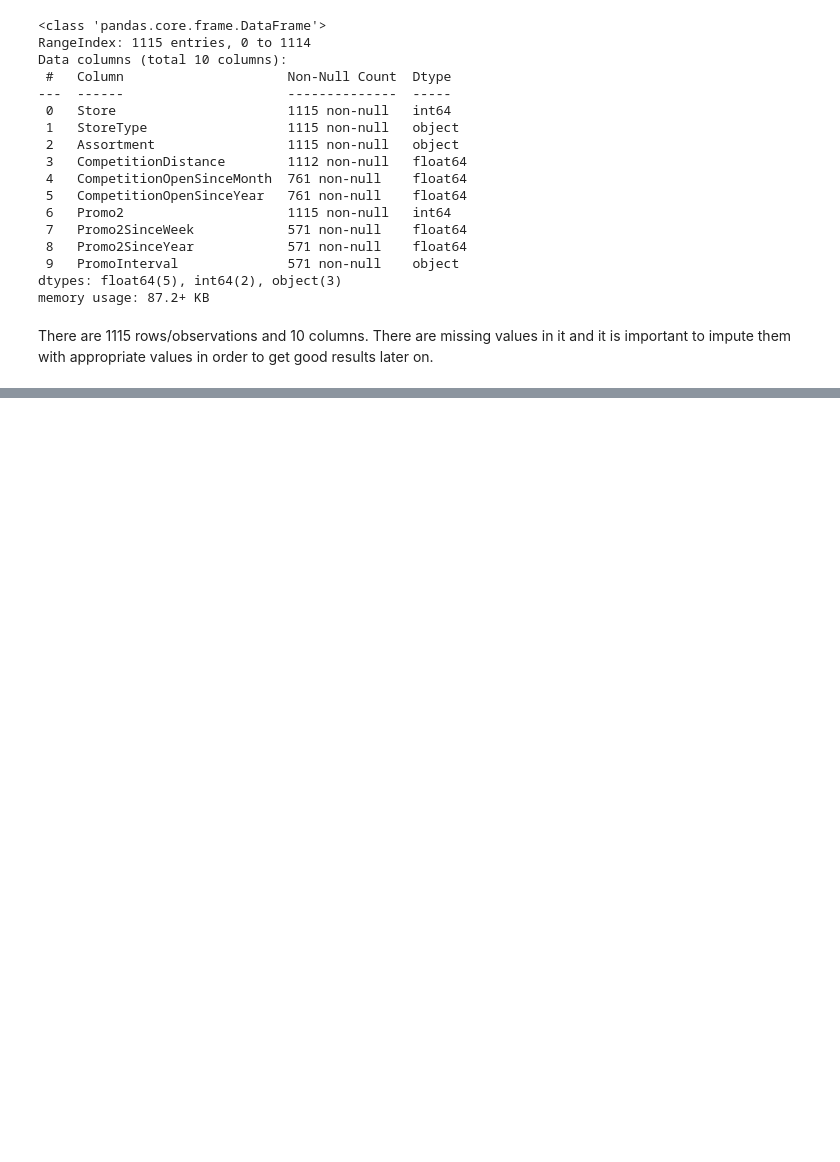
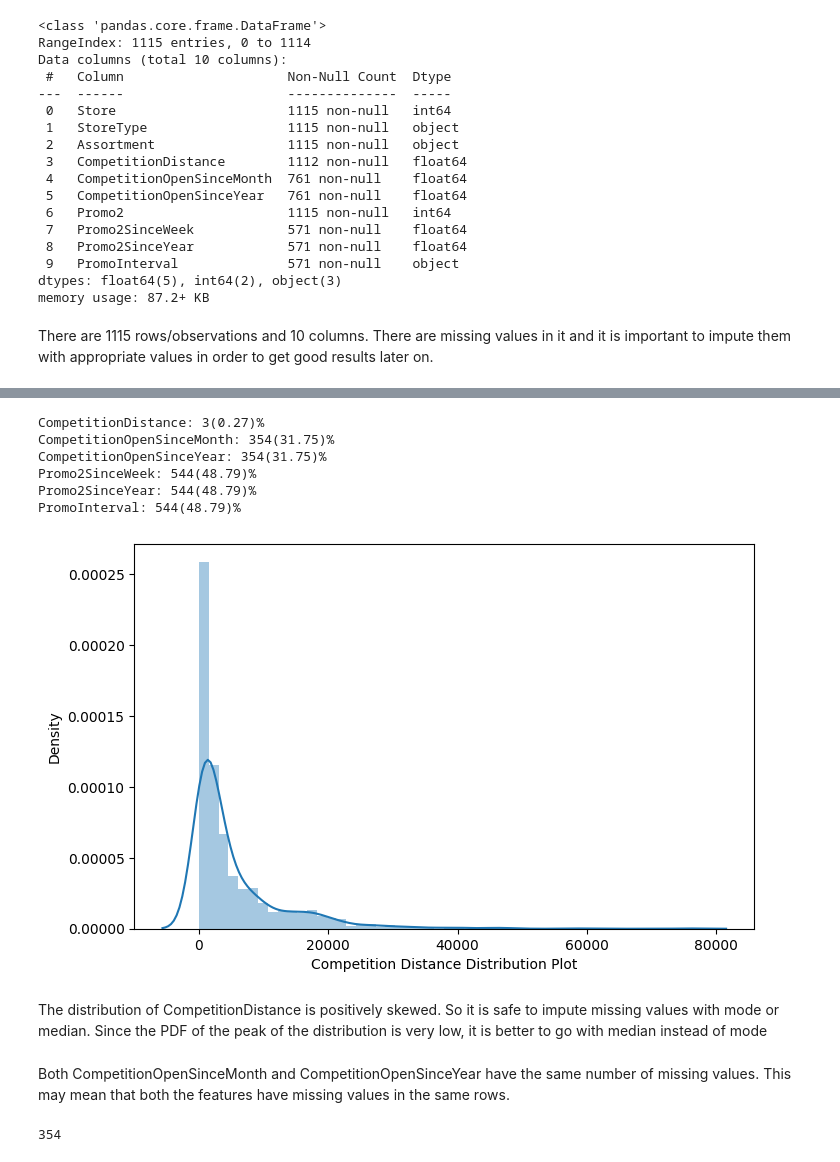
Before and after one commit to VishalKamde/Regression-project, a Jupyter notebook: Regression_analysis_on_Rossmann_Store_sales_Dataset_by_Vishal_Kamde_.ipynb, the cells around one changed output, grey strips where cells are left out. Drawn from its saved outputs; the diff is of its cells as text; code cells hidden in the pictures; blank space fills up the shorter version.

```diff
--- a/Regression_analysis_on_Rossmann_Store_sales_Dataset_by_Vishal_Kamde_.ipynb
+++ b/Regression_analysis_on_Rossmann_Store_sales_Dataset_by_Vishal_Kamde_.ipynb
@@ -248,0 +287,21 @@ There are 1115 rows/observations and 10 columns. There are missing values in it
+# %%
+# Finding the number and percentage of missing values in Store dataset.
+
+get_missing_values_count_and_percentage(store)
+# %% [output]
+CompetitionDistance: 3(0.27)%
+CompetitionOpenSinceMonth: 354(31.75)%
+CompetitionOpenSinceYear: 354(31.75)%
+Promo2SinceWeek: 544(48.79)%
+Promo2SinceYear: 544(48.79)%
+PromoInterval: 544(48.79)%
+# %%
+# Distrubution Plot for visualization of CompetitionDistance.
+
+sns.distplot(x = store["CompetitionDistance"], hist = True)
+plt.xlabel("Competition Distance Distribution Plot")
+plt.show()
+# %% [output]
+[figure, added]
+# %% [markdown]
+The distribution of CompetitionDistance is positively skewed. So it is safe to impute missing values with mode or median. Since the PDF of the peak of the distribution is very low, it is better to go with median instead of mode
@@ -248,0 +312,13 @@ There are 1115 rows/observations and 10 columns. There are missing values in it
+# %% [markdown]
+Both CompetitionOpenSinceMonth and CompetitionOpenSinceYear have the same number of missing values. This may mean that both the features have missing values in the same rows.
+# %%
+# Check if CompetitionOpenSinceMonth and CompetitionOpenSinceYear have missing values in the same rows
+
+count = 0
+for index, row in store.iterrows():
+  if np.isnan(row["CompetitionOpenSinceMonth"]) and np.isnan(row["CompetitionOpenSinceYear"]):
+    count += 1
+
+print(count)
+# %% [output]
+354
```
Also changed, not shown: parts of 22 cells of this notebook.
